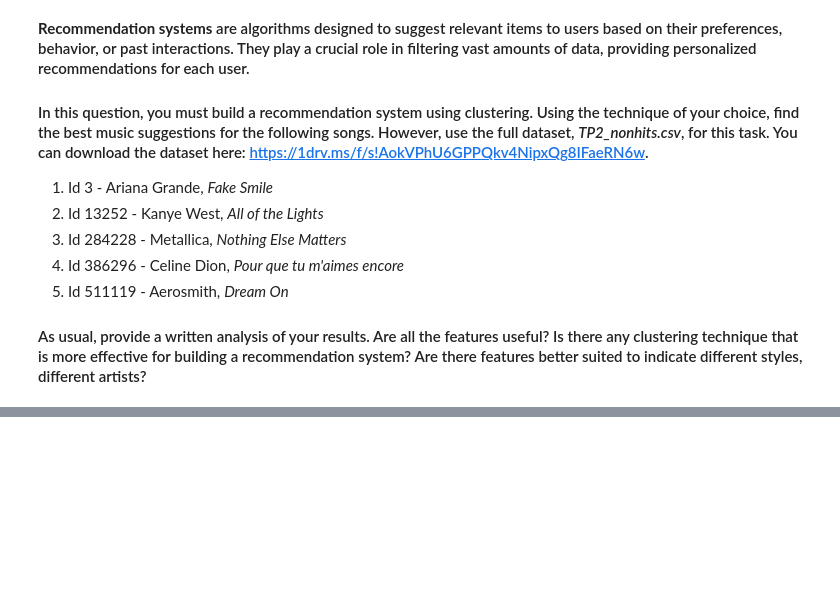
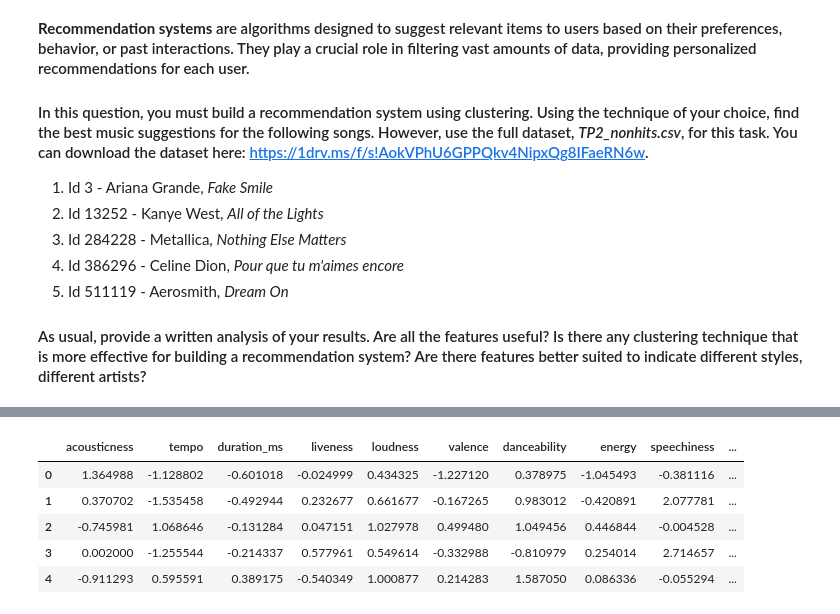
Before and after one commit to WillMart91/DataScience, a Jupyter notebook: TP2-20241109/TP2-A2024.ipynb, the cells around one changed output, grey strips where cells are left out. Cells and saved outputs as stored; diff of their text form; code cells hidden in the pictures; blank space fills up the shorter version.

```diff
--- a/TP2-20241109/TP2-A2024.ipynb
+++ b/TP2-20241109/TP2-A2024.ipynb
@@ -448,0 +506,4 @@ plt.show()
+# %%
+### CODE
+full_df = pd.read_csv('TP2_nonhits.csv', sep=';')
+full_df.head(5)
@@ -448,0 +518,25 @@ plt.show()
+# %%
+def preprocess_full_dataset(dataset):
+    label_encoder = LabelEncoder()
+    dataset = dataset.drop(columns=['song_id', 'song_name', 'name_artists'])
+    dataset["explicit"] = label_encoder.fit_transform(dataset["explicit"])
+    dataset["song_type"] = label_encoder.fit_transform(dataset["song_type"])
+    dataset['release_date'] = pd.to_datetime(dataset['release_date'], errors='coerce')
+    dataset['release_date'] = dataset['release_date'].astype('int64')
+
+    numeric_columns = [
+        'duration_ms', 'key', 'mode', 'time_signature',
+        'acousticness', 'danceability', 'energy', 'instrumentalness',
+        'liveness', 'loudness', 'speechiness', 'valence', 'tempo'
+    ]
+
+    for column in numeric_columns:
+        dataset[column] = pd.to_numeric(dataset[column], errors='coerce')
+
+    dataset = normalize(dataset)
+    dataset = dataset.dropna()
+
+    return dataset
+
+full_df_numeric = preprocess_full_dataset(full_df)
+full_df_numeric.head(5)
@@ -448,0 +550,10 @@ plt.show()
+# %%
+full_df_reduced = full_df_numeric[selected_features_rf]
+full_df_reduced.head(5)
+# %% [output]
+|  | acousticness | tempo | duration_ms | liveness | loudness | valence | danceability | energy | speechiness | ... |
+| 0 | 1.364988 | -1.128802 | -0.601018 | -0.024999 | 0.434325 | -1.227120 | 0.378975 | -1.045493 | -0.381116 | ... |
+| 1 | 0.370702 | -1.535458 | -0.492944 | 0.232677 | 0.661677 | -0.167265 | 0.983012 | -0.420891 | 2.077781 | ... |
+| 2 | -0.745981 | 1.068646 | -0.131284 | 0.047151 | 1.027978 | 0.499480 | 1.049456 | 0.446844 | -0.004528 | ... |
+| 3 | 0.002000 | -1.255544 | -0.214337 | 0.577961 | 0.549614 | -0.332988 | -0.810979 | 0.254014 | 2.714657 | ... |
+| 4 | -0.911293 | 0.595591 | 0.389175 | -0.540349 | 1.000877 | 0.214283 | 1.587050 | 0.086336 | -0.055294 | ... |
```
Also changed, not shown: parts of 11 cells of this notebook.
